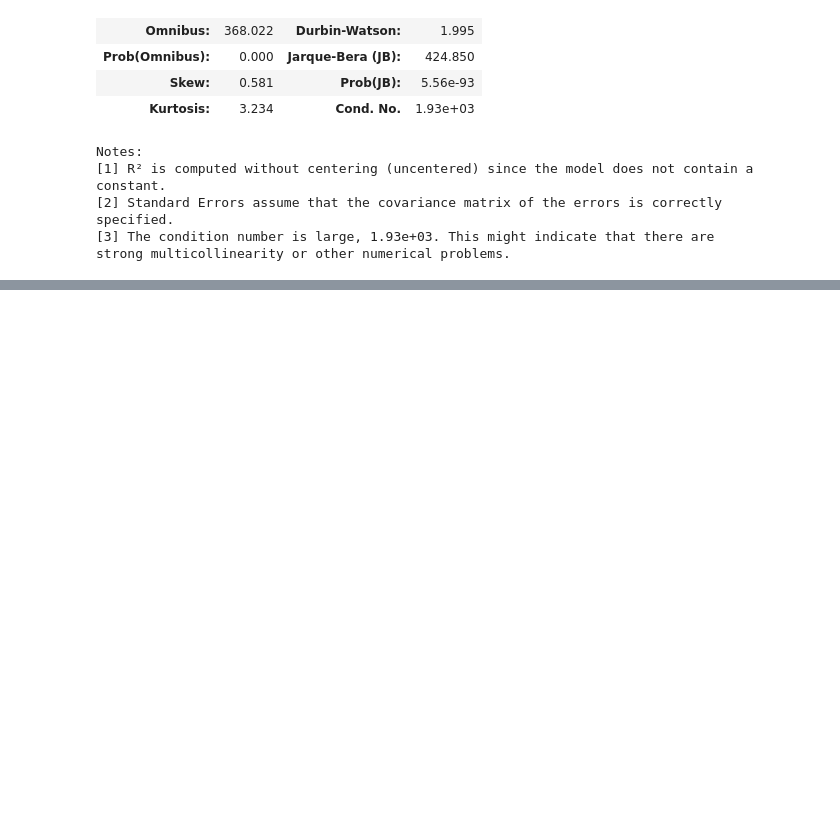
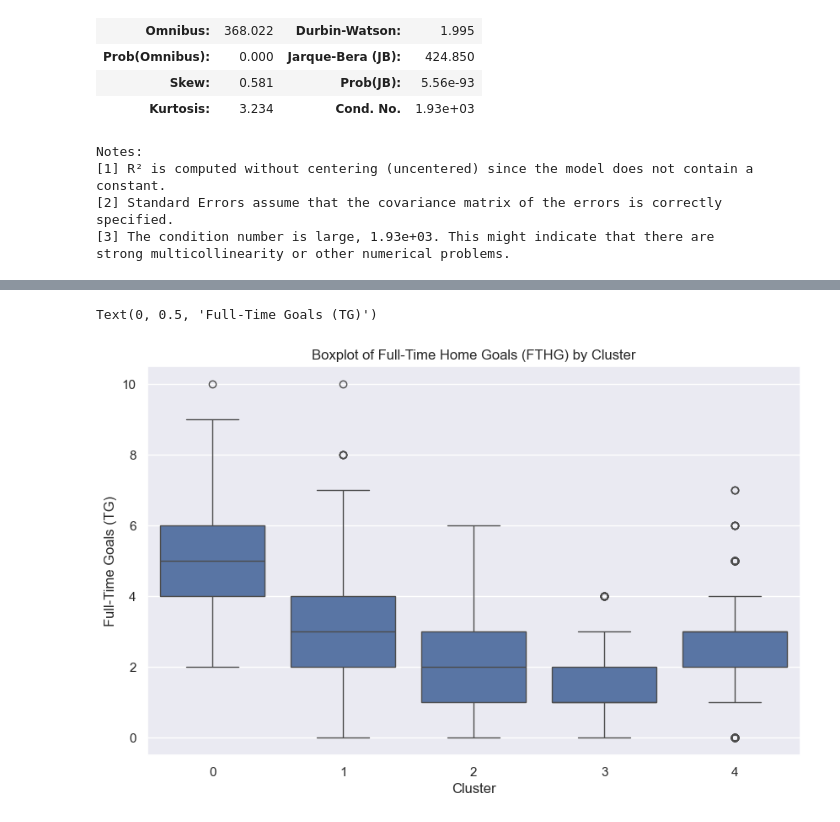
Before and after one commit to RomanTomz/football-analysis, a Jupyter notebook: notebooks/eda.ipynb, the cells around one changed output, grey strips where cells are left out. Saved outputs shown, nothing was run; the diff lists cells and outputs as text; code cells hidden in the pictures; blank space fills up the shorter version.

Commit message:
k-means

```diff
--- a/notebooks/eda.ipynb
+++ b/notebooks/eda.ipynb
@@ -188,0 +181,11 @@ weather
+# %%
+features = ['TG','FTHG', 'FTAG', 'HS', 'AS', 'HST', 'AST', 'HF', 'AF', 'HC', 'AC', 'HY', 'AY', 'HR', 'AR','temp','humidity', 'precip', 'windspeed']
+scaler = StandardScaler()
+
+clust = weather[features].dropna()
+scaler.fit(clust)
+clust_scaled = scaler.fit_transform(clust)
+
+kmeans = KMeans(n_clusters=5, random_state=42)
+clusters = kmeans.fit_predict(clust_scaled)
+clust['cluster'] = clusters
@@ -188,0 +208,19 @@ weather
+# %%
+clust_means = (
+    clust.groupby('cluster')
+    .mean()
+)
+
+clust_medians = (
+    clust.groupby('cluster')
+    .median()
+)
+
+plt.figure(figsize=(10, 6))
+sns.boxplot(x='cluster', y='TG', data=clust)
+plt.title('Boxplot of Full-Time Home Goals (FTHG) by Cluster')
+plt.xlabel('Cluster')
+plt.ylabel('Full-Time Goals (TG)')
+# %% [output]
+Text(0, 0.5, 'Full-Time Goals (TG)')
+[figure, added]
```
Also changed, not shown: parts of 7 cells of this notebook.
